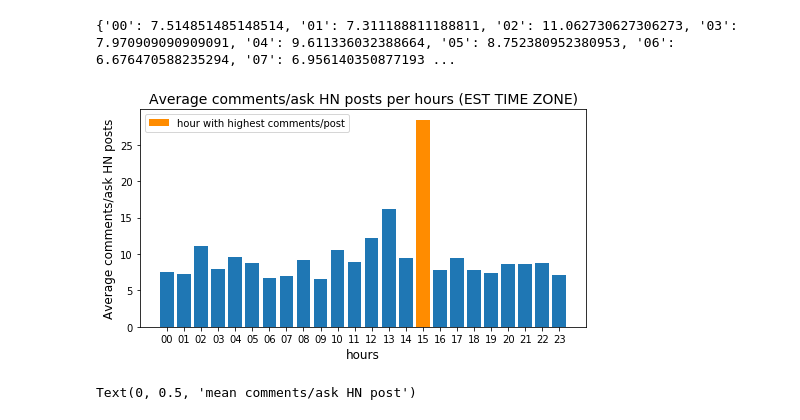
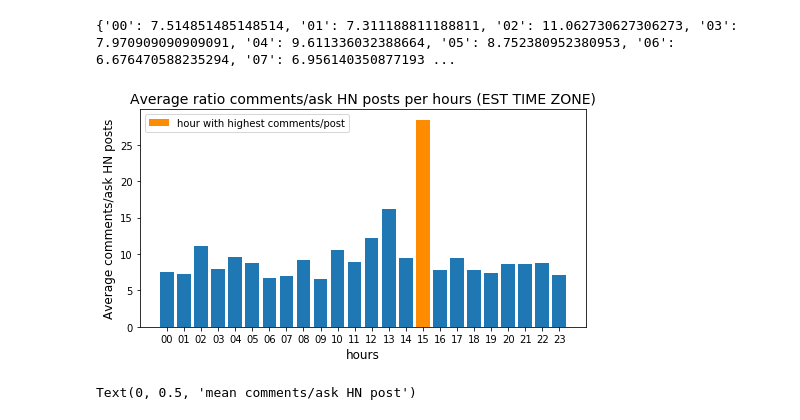
Before and after one commit to tfreyd/Reddit_post, a Jupyter notebook: Project2_hackerNewsPosts.ipynb, the cells around one changed output. Drawn from its saved outputs; the diff is of its cells as text; code cells hidden in the pictures.

```diff
--- a/Project2_hackerNewsPosts.ipynb
+++ b/Project2_hackerNewsPosts.ipynb
@@ -256,16 +256,16 @@ print(avg_by_hour)
 # %%
 fig3=plt.figure(figsize=(8,4))
 plt.bar(avg_by_hour.keys(),avg_by_hour.values())
 plt.bar(15,avg_by_hour['15'],
         color='darkorange',
         label='hour with highest comments/post')
-plt.title('Average comments/ask HN posts per hours (EST TIME ZONE)',size=14)
+plt.title('Average ratio comments/ask HN posts per hours (EST TIME ZONE)',size=14)
 plt.xlabel('hours',size=12)
 plt.ylabel('Average comments/ask HN posts',size=12)
 plt.legend()
 plt.savefig('3.ratio_comments_posts_ask.png')
 # %% [output]
-[figure, old version]
+[figure, new version]
 # %%
 #transforming to european time
 europe_hours=[]
```
Also changed, not shown: 2 other files.
